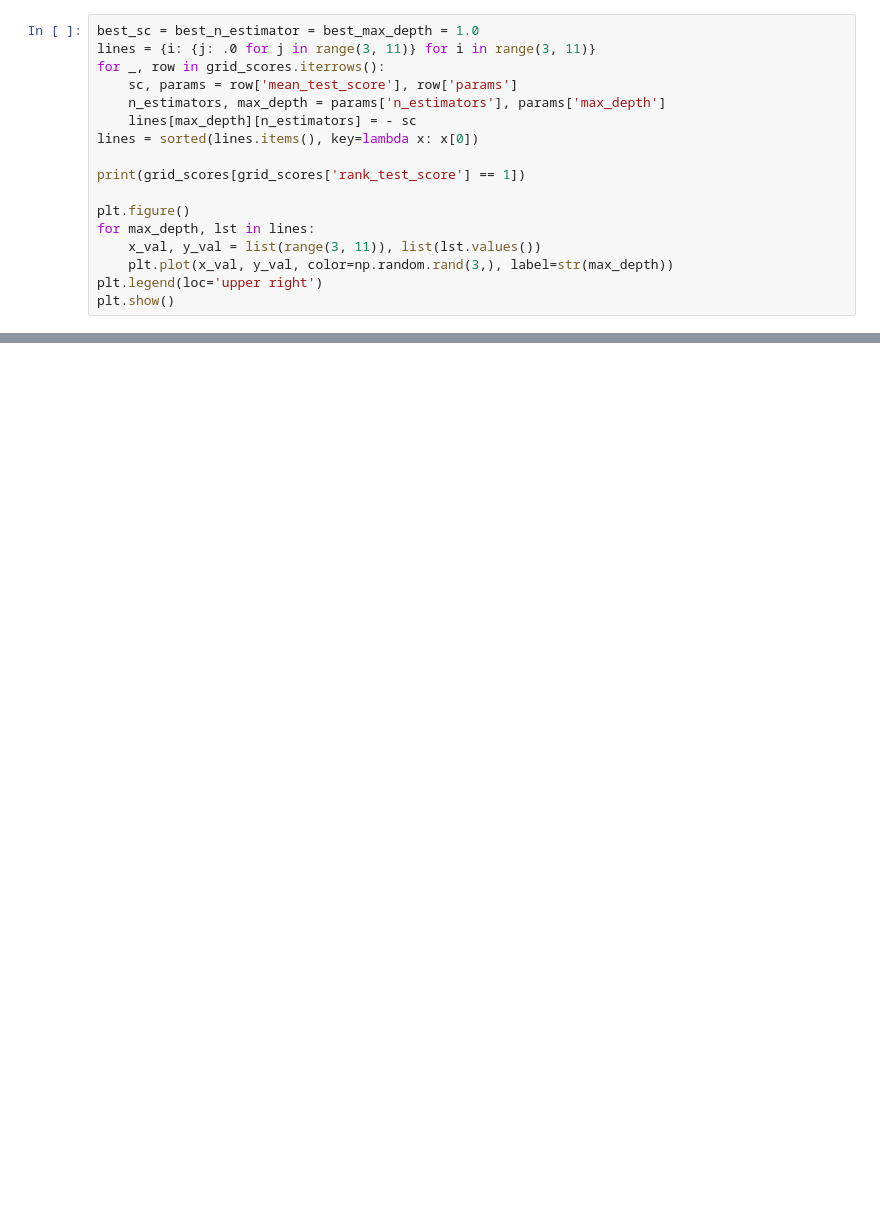
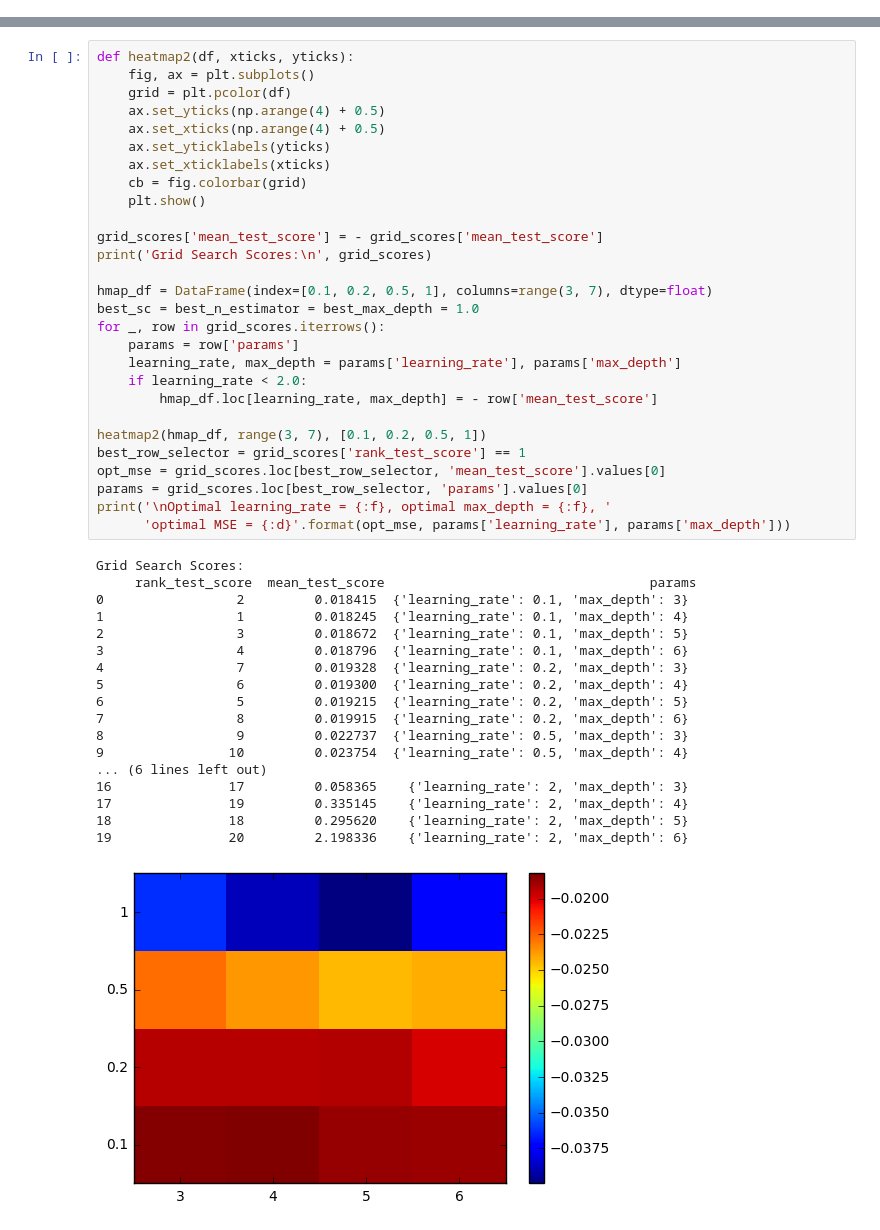
Before and after one commit to Adward-R/STAT-665-DMML, a Jupyter notebook: HW08/hw04.ipynb, the cells around one changed output, grey strips where cells are left out. Drawn from its saved outputs; the diff is of its cells as text; blank space fills up the shorter version.

```diff
--- a/HW08/hw04.ipynb
+++ b/HW08/hw04.ipynb
@@ -150,19 +268,2 @@ columns = ranked_features[:37]
 clf.fit(X_train.loc[:, columns], y_train)
 grid_scores = DataFrame(clf.cv_results_)[['rank_test_score', 'mean_test_score', 'params']]
-# %%
-best_sc = best_n_estimator = best_max_depth = 1.0
-lines = {i: {j: .0 for j in range(3, 11)} for i in range(3, 11)}
-for _, row in grid_scores.iterrows():
-    sc, params = row['mean_test_score'], row['params']
-    n_estimators, max_depth = params['n_estimators'], params['max_depth']
-    lines[max_depth][n_estimators] = - sc
-lines = sorted(lines.items(), key=lambda x: x[0])
-
-print(grid_scores[grid_scores['rank_test_score'] == 1])
-
-plt.figure()
-for max_depth, lst in lines:
-    x_val, y_val = list(range(3, 11)), list(lst.values())
-    plt.plot(x_val, y_val, color=np.random.rand(3,), label=str(max_depth))
-plt.legend(loc='upper right')
-plt.show()
@@ -270,0 +270,47 @@ print('90% Confidential Interval: ({}, {})'.format(lo, hi))
+# %%
+def heatmap2(df, xticks, yticks):
+    fig, ax = plt.subplots()
+    grid = plt.pcolor(df)
+    ax.set_yticks(np.arange(4) + 0.5)
+    ax.set_xticks(np.arange(4) + 0.5)
+    ax.set_yticklabels(yticks)
+    ax.set_xticklabels(xticks)
+    cb = fig.colorbar(grid)
+    plt.show()
+
+grid_scores['mean_test_score'] = - grid_scores['mean_test_score']
+print('Grid Search Scores:\n', grid_scores)
+
+hmap_df = DataFrame(index=[0.1, 0.2, 0.5, 1], columns=range(3, 7), dtype=float)
+best_sc = best_n_estimator = best_max_depth = 1.0
+for _, row in grid_scores.iterrows():
+    params = row['params']
+    learning_rate, max_depth = params['learning_rate'], params['max_depth']
+    if learning_rate < 2.0:
+        hmap_df.loc[learning_rate, max_depth] = - row['mean_test_score']
+
+heatmap2(hmap_df, range(3, 7), [0.1, 0.2, 0.5, 1])
+best_row_selector = grid_scores['rank_test_score'] == 1
+opt_mse = grid_scores.loc[best_row_selector, 'mean_test_score'].values[0]
+params = grid_scores.loc[best_row_selector, 'params'].values[0]
+print('\nOptimal learning_rate = {:f}, optimal max_depth = {:f}, '
+      'optimal MSE = {:d}'.format(opt_mse, params['learning_rate'], params['max_depth']))
+# %% [output]
+Grid Search Scores:
+     rank_test_score  mean_test_score                                  params
+0                 2         0.018415  {'learning_rate': 0.1, 'max_depth': 3}
+1                 1         0.018245  {'learning_rate': 0.1, 'max_depth': 4}
+2                 3         0.018672  {'learning_rate': 0.1, 'max_depth': 5}
+3                 4         0.018796  {'learning_rate': 0.1, 'max_depth': 6}
+4                 7         0.019328  {'learning_rate': 0.2, 'max_depth': 3}
+5                 6         0.019300  {'learning_rate': 0.2, 'max_depth': 4}
+6                 5         0.019215  {'learning_rate': 0.2, 'max_depth': 5}
+7                 8         0.019915  {'learning_rate': 0.2, 'max_depth': 6}
+8                 9         0.022737  {'learning_rate': 0.5, 'max_depth': 3}
+9                10         0.023754  {'learning_rate': 0.5, 'max_depth': 4}
+... (6 lines left out)
+16               17         0.058365    {'learning_rate': 2, 'max_depth': 3}
+17               19         0.335145    {'learning_rate': 2, 'max_depth': 4}
+18               18         0.295620    {'learning_rate': 2, 'max_depth': 5}
+19               20         2.198336    {'learning_rate': 2, 'max_depth': 6}
+[figure, added]
```
Also changed, not shown: parts of 19 cells of this notebook.
